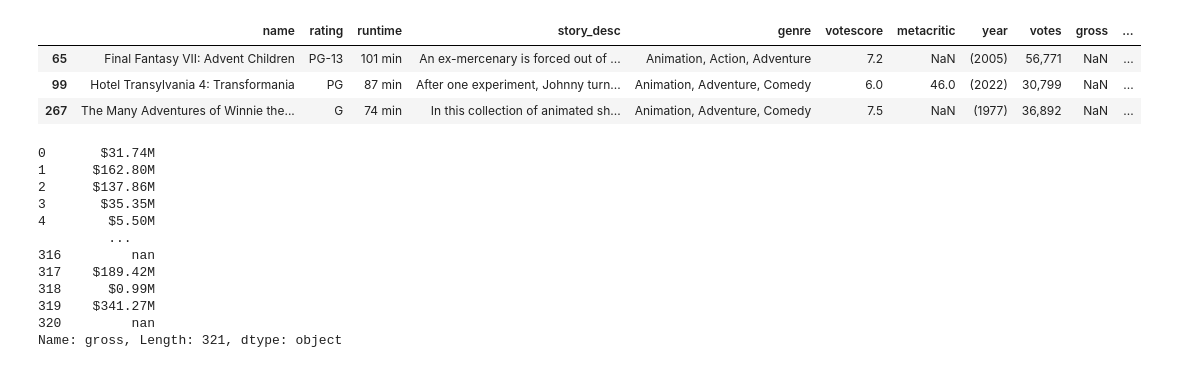
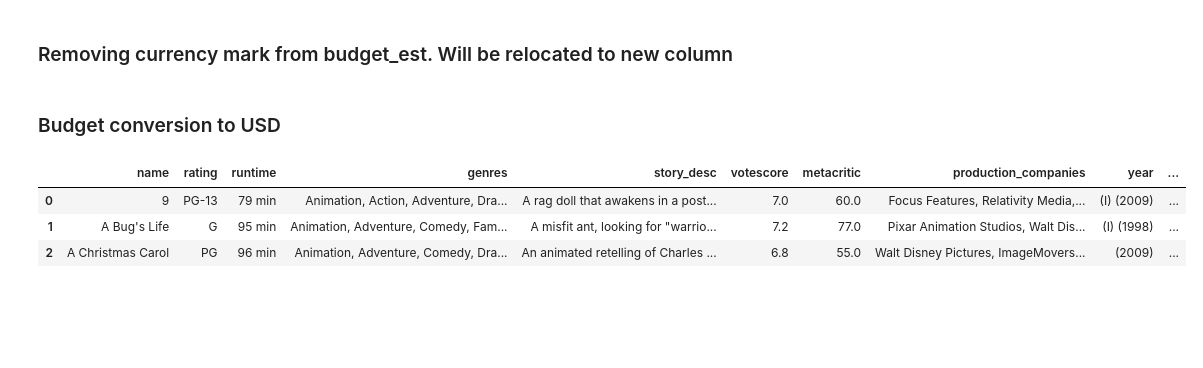
Before and after one commit to MSB46/DataProjects, a Jupyter notebook: Tomatoes/Data Collection.ipynb, the cells around one changed output. Saved outputs shown, nothing was run; the diff lists cells and outputs as text; code cells hidden in the pictures; blank space fills up the shorter version.

Commit message:
Added more features to data scraping and collection process

```diff
--- a/Tomatoes/Data Collection.ipynb
+++ b/Tomatoes/Data Collection.ipynb
@@ -82,0 +146,3 @@ df.insert(len(df.columns)-1, 'orig_bgt_currency',-1)
+# %%
+df['budget_est'] = df['budget_est'].apply(lambda x: x.split(" (")[0]).apply(lambda y: y.replace(" ",""))
+# df['budget_est'] = df['budget_est'].apply(lambda x: x.replace(" ",""))
@@ -83,29 +166,44 @@ df.insert(len(df.columns)-1, 'orig_bgt_currency',-1)
+# %% [markdown]
+### Removing currency mark from budget_est. Will be relocated to new column
+# %%
+df['budget_est'] = df['budget_est'].apply(lambda x: x[3:] if x[:3] == "CN¥"
+                                          else (x[3:] if x[:3] == 'DKK'
+                                                else (x[3:] if x[:3] == 'PLN'
+                                                    else (x[2:] if x[:2] == 'A$'
+                                                          else (x[1:] if x != '-1'
+                                                                else -1))))).replace(',','', regex=True).astype(int)
+# %% [markdown]
+### Budget conversion to USD
 # %%
-df['orig_bgt_currency'] = df['budget_est'].apply(lambda x: 'euro' if x[0] == '£'
-                                                 else ('yen' if x[0] == '¥'
-                                                       else ('pound' if x[0] == '€'
-                                                             else 'dollar')))
-
-df['budget_est'] = df['budget_est'].apply(lambda x: x[1:]).replace(',','', regex=True).astype(int)
-
 for x in range(len(df)):
     if df['orig_bgt_currency'][x] == 'dollar':
-        df['budget_est_dollar'][x] = df['budget_est'][x]
+        df['budget_est_usd'][x] = df['budget_est'][x]
+
+    if df['orig_bgt_currency'][x] == 'pound':
+        df['budget_est_usd'][x] = round(df['budget_est'][x] * 1.19)
 
     if df['orig_bgt_currency'][x] == 'euro':
-        df['budget_est_dollar'][x] = round(df['budget_est'][x] * 1.04)
+        df['budget_est_usd'][x] = round(df['budget_est'][x] * 1.04)
+
+    if df['orig_bgt_currency'][x] == 'austrailian dollar':
+        df['budget_est_usd'][x] = round(df['budget_est'][x] * 0.67)
+
+    if df['orig_bgt_currency'][x] == 'poland zloty':
+        df['budget_est_usd'][x] = round(df['budget_est'][x] * 0.22)
+
+    if df['orig_bgt_currency'][x] == 'chinese yuan' or 'danish krone':
+        df['budget_est_usd'][x] = round(df['budget_est'][x] * 0.14)
 
     if df['orig_bgt_currency'][x] == 'yen':
-        df['budget_est_dollar'][x] = round(df['budget_est'][x] * 0.0072)
-
-    if df['orig_bgt_currency'][x] == 'pound':
-        df['budget_est_dollar'][x] = round(df['budget_est'][x] * 1.19)
+        df['budget_est_usd'][x] = round(df['budget_est'][x] * 0.0072)
 
 df.drop(['budget_est'], inplace=True, axis=1)
+# %%
+df['budget_est_usd'] = df['budget_est_usd'].apply(lambda x: -1 if x == 0 else x)
 # %%
-df[df['budget_est_dollar'] == 1].head(3)
+df.head(3)
 # %% [output]
-|  | name | rating | runtime | story_desc | genre | votescore | metacritic | year | votes | gross | ... |
-| 65 | Final Fantasy VII: Advent Children | PG-13 | 101 min | An ex-mercenary is forced out of ... | Animation, Action, Adventure | 7.2 | NaN | (2005) | 56,771 | NaN | ... |
-| 99 | Hotel Transylvania 4: Transformania | PG | 87 min | After one experiment, Johnny turn... | Animation, Adventure, Comedy | 6.0 | 46.0 | (2022) | 30,799 | NaN | ... |
-| 267 | The Many Adventures of Winnie the... | G | 74 min | In this collection of animated sh... | Animation, Adventure, Comedy | 7.5 | NaN | (1977) | 36,892 | NaN | ... |
+|  | name | rating | runtime | genres | story_desc | votescore | metacritic | production_companies | year | ... |
+| 0 | 9 | PG-13 | 79 min | Animation, Action, Adventure, Dra... | A rag doll that awakens in a post... | 7.0 | 60.0 | Focus Features, Relativity Media,... | (I) (2009) | ... |
+| 1 | A Bug's Life | G | 95 min | Animation, Adventure, Comedy, Fam... | A misfit ant, looking for "warrio... | 7.2 | 77.0 | Pixar Animation Studios, Walt Dis... | (I) (1998) | ... |
+| 2 | A Christmas Carol | PG | 96 min | Animation, Adventure, Comedy, Dra... | An animated retelling of Charles ... | 6.8 | 55.0 | Walt Disney Pictures, ImageMovers... | (2009) | ... |
@@ -115,15 +209,0 @@ df['budget_est_dollar'] = df['budget_est_dollar'].apply(lambda x: median_budget_
-# %%
-df['gross'].astype(str)
-# %% [output]
-0       $31.74M
-1      $162.80M
-2      $137.86M
-3       $35.35M
-4        $5.50M
-         ...
-316         nan
-317    $189.42M
-318      $0.99M
-319    $341.27M
-320         nan
-Name: gross, Length: 321, dtype: object
```
Also changed, not shown: parts of 81 cells of this notebook, 5 other files.
